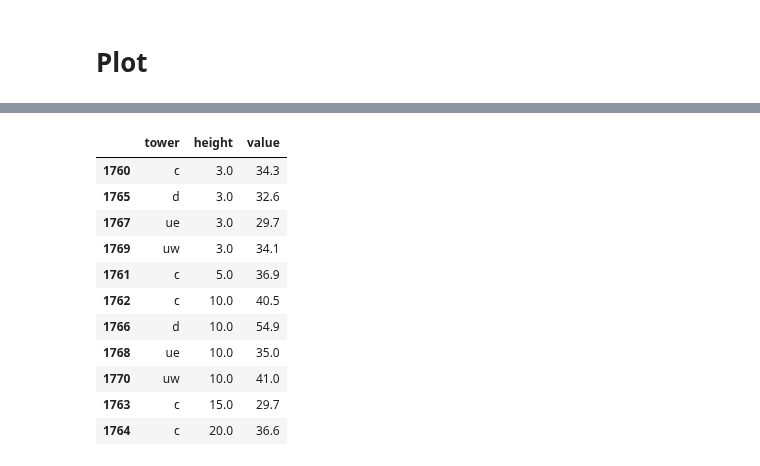
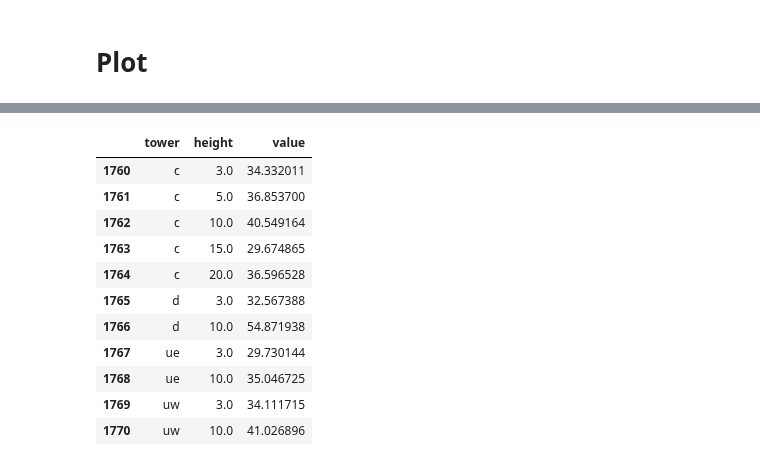
Before and after one commit to elischwat/sublimationofsnow, a Jupyter notebook: analysis/paper1/figure3.ipynb, the cells around one changed output, grey strips where cells are left out. Drawn from its saved outputs; the diff is of its cells as text; code cells hidden in the pictures.

```diff
--- a/analysis/paper1/figure3.ipynb
+++ b/analysis/paper1/figure3.ipynb
@@ -99,20 +99,20 @@ figure2
 # %%
 table_src = tidy_df_daily[
     tidy_df_daily.time == tidy_df_daily.time.max()
 ].query("measurement == 'Cumulative sublimation measured'").query("height > 1")[
     ['tower', 'height', 'value']
 ]
-for row in table_src.round(1).sort_values('height')
+table_src
 # %% [output]
 |  | tower | height | value |
-| 1760 | c | 3.0 | 34.3 |
-| 1765 | d | 3.0 | 32.6 |
-| 1767 | ue | 3.0 | 29.7 |
-| 1769 | uw | 3.0 | 34.1 |
-| 1761 | c | 5.0 | 36.9 |
-| 1762 | c | 10.0 | 40.5 |
-| 1766 | d | 10.0 | 54.9 |
-| 1768 | ue | 10.0 | 35.0 |
-| 1770 | uw | 10.0 | 41.0 |
-| 1763 | c | 15.0 | 29.7 |
-| 1764 | c | 20.0 | 36.6 |
+| 1760 | c | 3.0 | 34.332011 |
+| 1761 | c | 5.0 | 36.853700 |
+| 1762 | c | 10.0 | 40.549164 |
+| 1763 | c | 15.0 | 29.674865 |
+| 1764 | c | 20.0 | 36.596528 |
+| 1765 | d | 3.0 | 32.567388 |
+| 1766 | d | 10.0 | 54.871938 |
+| 1767 | ue | 3.0 | 29.730144 |
+| 1768 | ue | 10.0 | 35.046725 |
+| 1769 | uw | 3.0 | 34.111715 |
+| 1770 | uw | 10.0 | 41.026896 |
```
Also changed, not shown: parts of 1 cell of this notebook, 5 other files.
